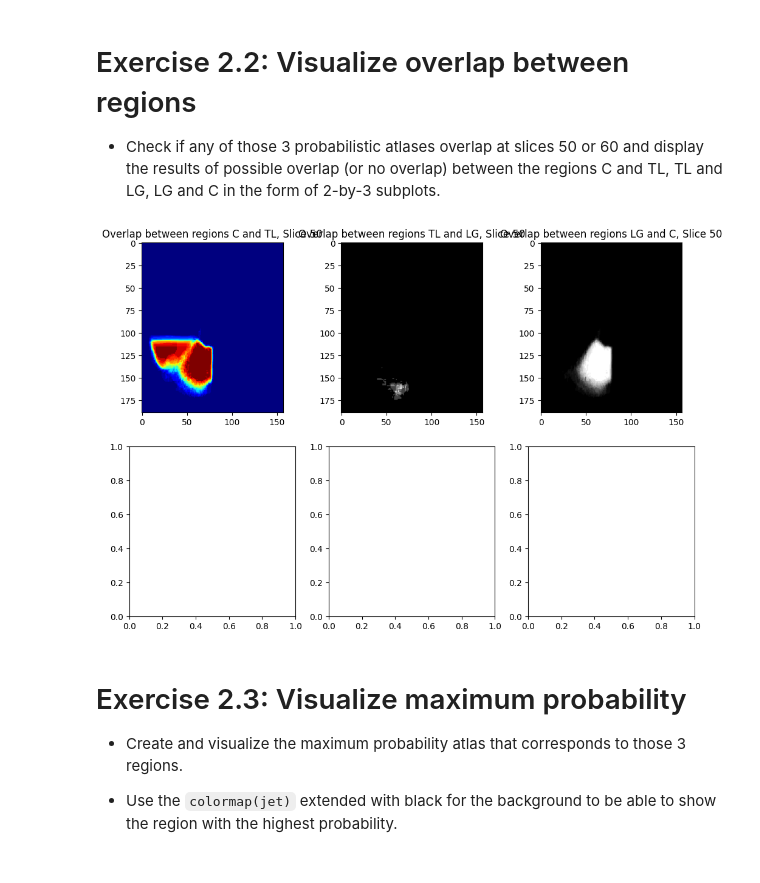
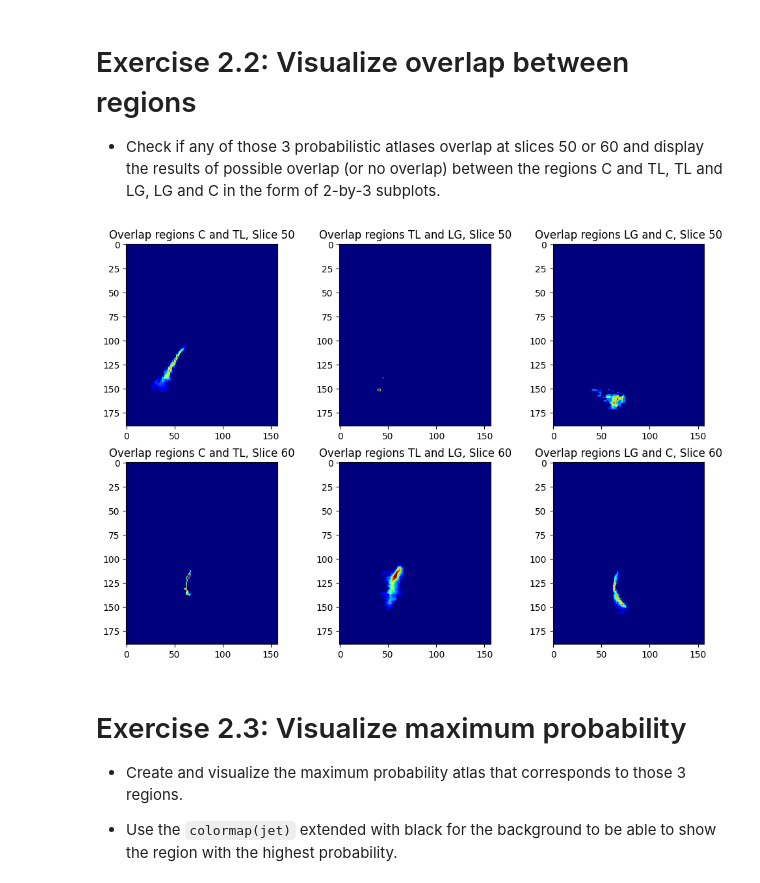
Before and after one commit to crystaljwang/tm11005_aip, a Jupyter notebook: AIP_Segmentation2_Atlases.ipynb, the cells around one changed output. Drawn from its saved outputs; the diff is of its cells as text; code cells hidden in the pictures.

```diff
--- a/AIP_Segmentation2_Atlases.ipynb
+++ b/AIP_Segmentation2_Atlases.ipynb
@@ -359,31 +362,31 @@ plt.show()
 # %%
 # Answer Exercise 2.2
 
 n_slice = 49
 
 fig, axs = plt.subplots(2,3)
-axs[0,0].imshow(data_probC[n_slice]+data_probTL[n_slice], cmap='jet')
+axs[0,0].imshow(np.minimum(data_probC[n_slice],data_probTL[n_slice]), cmap='jet')
 axs[0,0].set_title(f"Overlap regions C and TL, Slice {n_slice + 1}")
 
-axs[0,1].imshow(data_probTL[n_slice]+data_probLG[n_slice], cmap='jet')
+axs[0,1].imshow(np.minimum(data_probTL[n_slice],data_probLG[n_slice]), cmap='jet')
 axs[0,1].set_title(f"Overlap regions TL and LG, Slice {n_slice + 1}")
 
-axs[0,2].imshow(data_probLG[n_slice]+data_probC[n_slice], cmap='jet')
+axs[0,2].imshow(np.minimum(data_probLG[n_slice],data_probC[n_slice]), cmap='jet')
 axs[0,2].set_title(f"Overlap regions LG and C, Slice {n_slice + 1}")
 
 n_slice = 59
 
-axs[1,0].imshow(data_probC[n_slice]+data_probTL[n_slice], cmap='jet')
+axs[1,0].imshow(np.minimum(data_probC[n_slice],data_probTL[n_slice]), cmap='jet')
 axs[1,0].set_title(f"Overlap regions C and TL, Slice {n_slice + 1}")
 
-axs[1,1].imshow(data_probTL[n_slice]+data_probLG[n_slice], cmap='jet')
+axs[1,1].imshow(np.minimum(data_probTL[n_slice],data_probLG[n_slice]), cmap='jet')
 axs[1,1].set_title(f"Overlap regions TL and LG, Slice {n_slice + 1}")
 
-axs[1,2].imshow(data_probLG[n_slice]+data_probC[n_slice], cmap='jet')
+axs[1,2].imshow(np.minimum(data_probLG[n_slice],data_probC[n_slice]), cmap='jet')
 axs[1,2].set_title(f"Overlap regions LG and C, Slice {n_slice + 1}")
 plt.show()
 # %% [output]
-[figure, old version]
+[figure, new version]
 # %% [markdown]
 # Exercise 2.3: Visualize maximum probability
 
```
Also changed, not shown: parts of 4 cells of this notebook.
